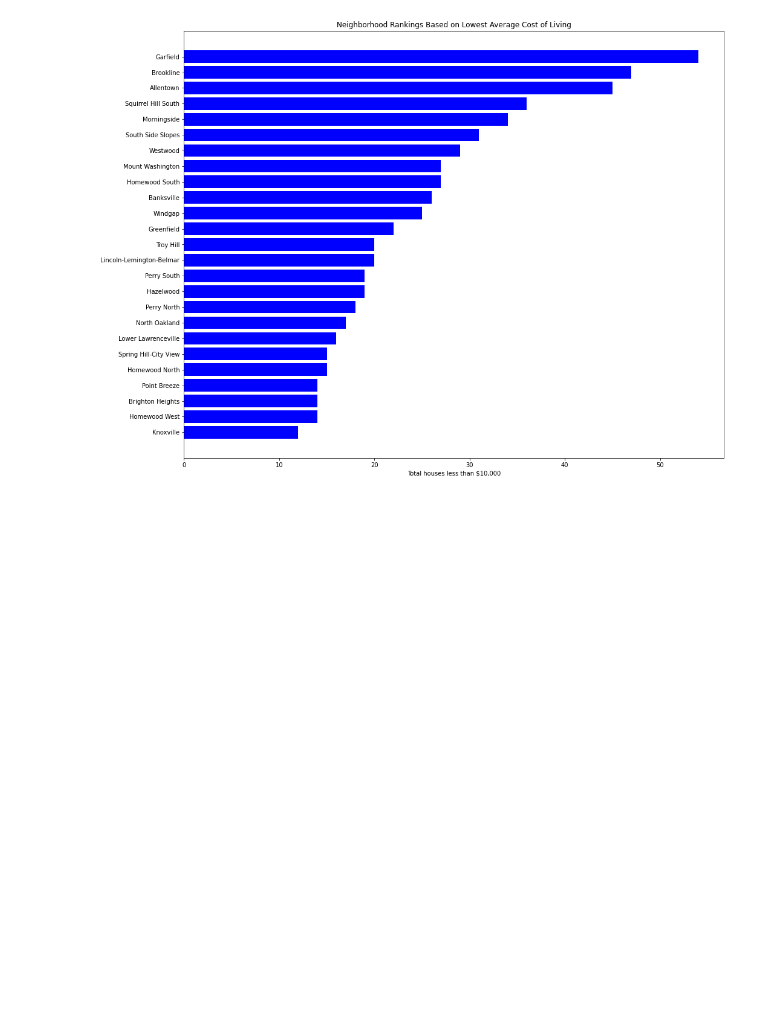
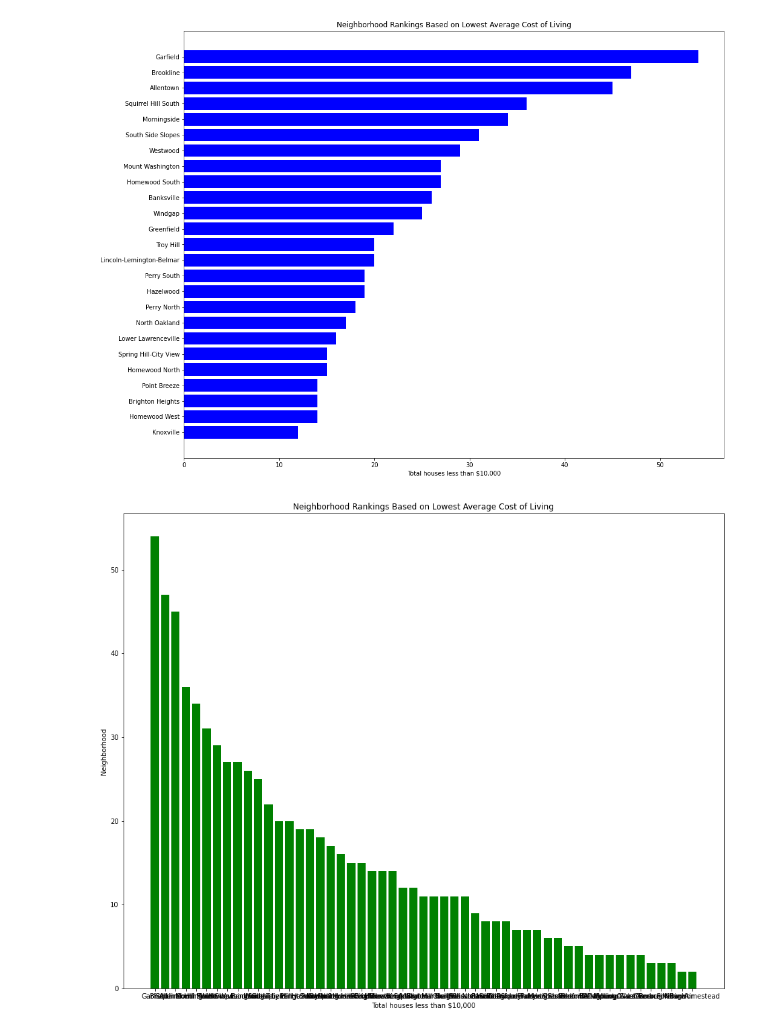
Before and after one commit to Griecok/Homeless-neighborhood, a Jupyter notebook: Kent- Cost of living/Cost of living.ipynb, the cells around one changed output. Cells and saved outputs as stored; diff of their text form; code cells hidden in the pictures; blank space fills up the shorter version.

```diff
--- a/Kent- Cost of living/Cost of living.ipynb
+++ b/Kent- Cost of living/Cost of living.ipynb
@@ -41,3 +83,12 @@ plt.gca().invert_yaxis()
 plt.show()
 # %% [output]
 [figure]
+# %%
+plt.figure(figsize=(16, 13))
+plt.bar(decendingDf['Neighborhood'], decendingDf['Estimate; Total: - Less than $10,000'], color='green')
+plt.xlabel('Total houses less than $10,000')
+plt.title('Neighborhood Rankings Based on Lowest Average Cost of Living')
+plt.ylabel('Neighborhood')
+plt.show()
+# %% [output]
+[figure, added]
```
Also changed, not shown: parts of 3 cells of this notebook.
